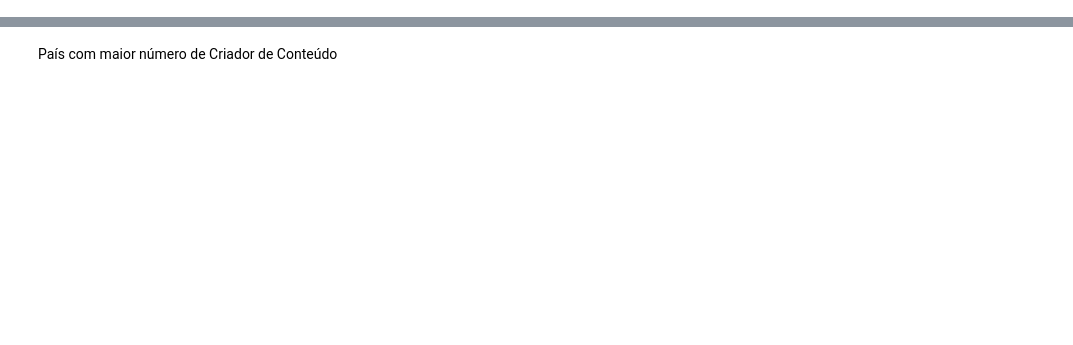
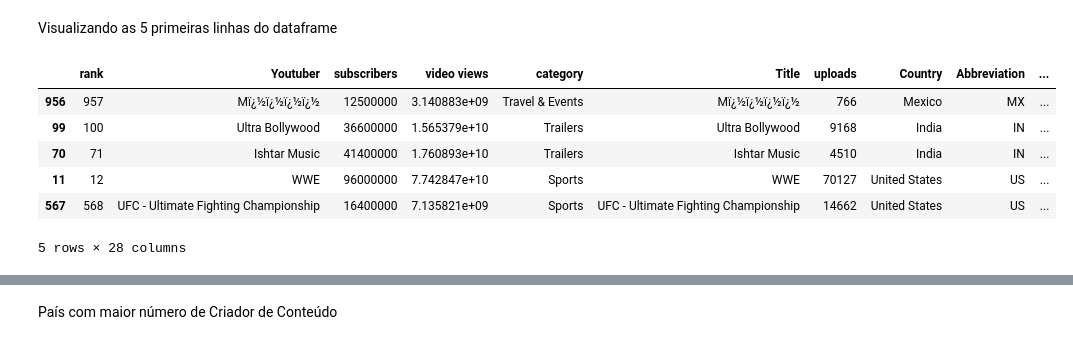
Before and after one commit to jhenifferakycharia/analise-de-dados-s18, a Jupyter notebook: Projeto Final/projeto_parte1.ipynb, the cells around one changed output, grey strips where cells are left out. Cells and saved outputs as stored; diff of their text form; code cells hidden in the pictures; blank space fills up the shorter version.

```diff
--- a/Projeto Final/projeto_parte1.ipynb
+++ b/Projeto Final/projeto_parte1.ipynb
@@ -38,0 +92,12 @@ KeyError: 'category'
+# %% [markdown]
+Visualizando as 5 primeiras linhas do dataframe
+# %%
+df.head()
+# %% [output]
+|  | rank | Youtuber | subscribers | video views | category | Title | uploads | Country | Abbreviation | ... |
+| 956 | 957 | Mï¿½ï¿½ï¿½ï¿½ | 12500000 | 3.140883e+09 | Travel & Events | Mï¿½ï¿½ï¿½ï¿½ | 766 | Mexico | MX | ... |
+| 99 | 100 | Ultra Bollywood | 36600000 | 1.565379e+10 | Trailers | Ultra Bollywood | 9168 | India | IN | ... |
+| 70 | 71 | Ishtar Music | 41400000 | 1.760893e+10 | Trailers | Ishtar Music | 4510 | India | IN | ... |
+| 11 | 12 | WWE | 96000000 | 7.742847e+10 | Sports | WWE | 70127 | United States | US | ... |
+| 567 | 568 | UFC - Ultimate Fighting Championship | 16400000 | 7.135821e+09 | Sports | UFC - Ultimate Fighting Championship | 14662 | United States | US | ... |
+5 rows × 28 columns
```
Also changed, not shown: parts of 33 cells of this notebook.
